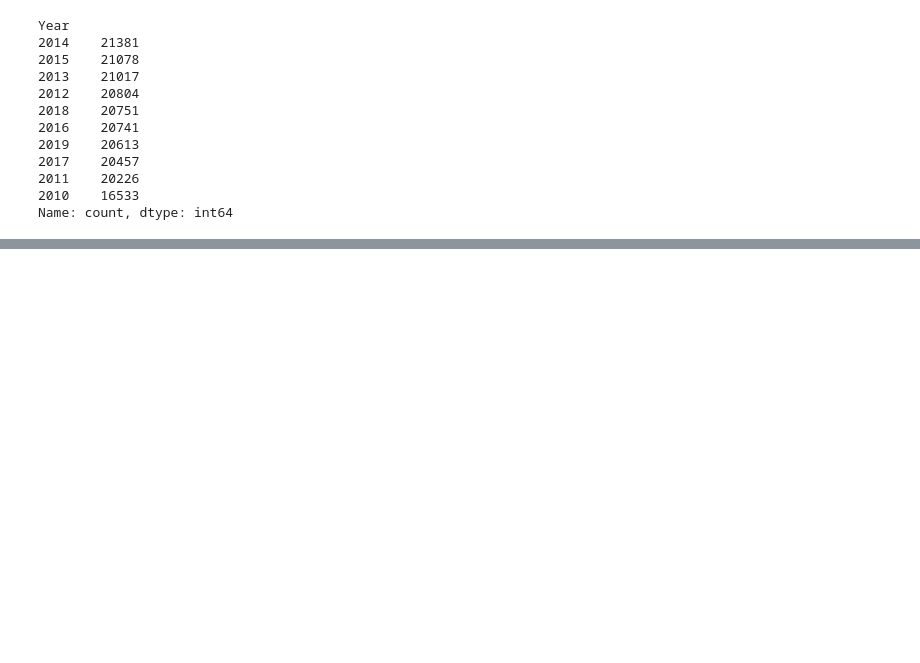
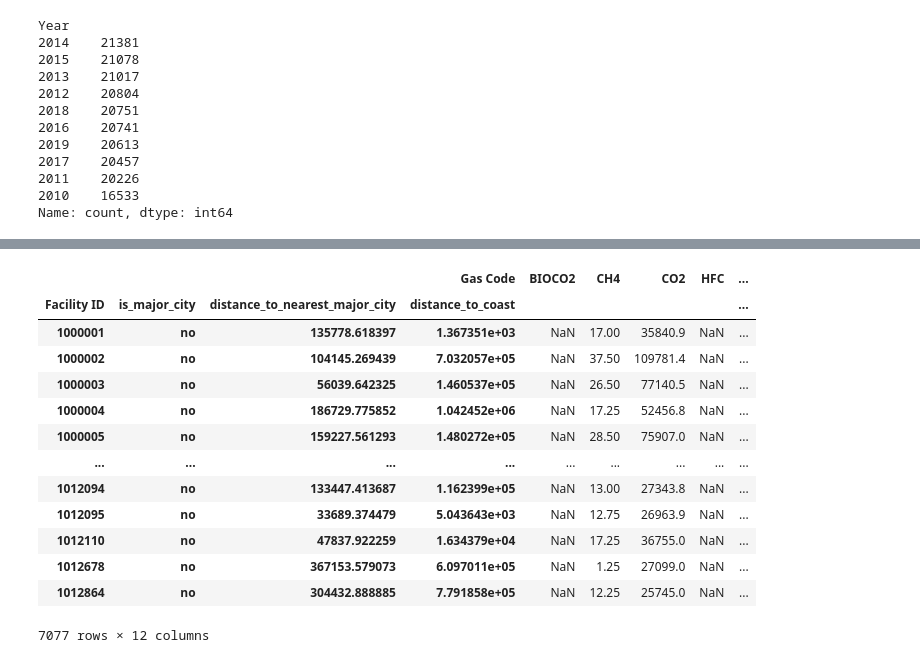
Before and after one commit to EnviroTechSean/TeamPunchParty, a Jupyter notebook: modeling1.ipynb, the cells around one changed output, grey strips where cells are left out. Saved outputs shown, nothing was run; the diff lists cells and outputs as text; code cells hidden in the pictures; blank space fills up the shorter version.

```diff
--- a/modeling1.ipynb
+++ b/modeling1.ipynb
@@ -217,0 +496,24 @@ pivot_df = gas_types_texas.pivot_table(
+# %%
+pivot_df2 = combined_gdf.pivot_table(
+    index=['Facility ID', 'is_major_city', 'distance_to_nearest_major_city', 'distance_to_coast'], # Rows (index) will include these three columns
+    columns='Gas Code',  # Columns will be the unique values from 'Gas Code'
+    values='CO2 Emission',  # Values in the cells will be 'CO2 Emission'
+    aggfunc='sum'        # Aggregate function to combine 'CO2 Emission', sum in this case
+)
+# %%
+pivot_df2
+# %% [output]
+|  |  |  | Gas Code | BIOCO2 | CH4 | CO2 | HFC | ... |
+| Facility ID | is_major_city | distance_to_nearest_major_city | distance_to_coast |  |  |  |  | ... |
+| 1000001 | no | 135778.618397 | 1.367351e+03 | NaN | 17.00 | 35840.9 | NaN | ... |
+| 1000002 | no | 104145.269439 | 7.032057e+05 | NaN | 37.50 | 109781.4 | NaN | ... |
+| 1000003 | no | 56039.642325 | 1.460537e+05 | NaN | 26.50 | 77140.5 | NaN | ... |
+| 1000004 | no | 186729.775852 | 1.042452e+06 | NaN | 17.25 | 52456.8 | NaN | ... |
+| 1000005 | no | 159227.561293 | 1.480272e+05 | NaN | 28.50 | 75907.0 | NaN | ... |
+| ... | ... | ... | ... | ... | ... | ... | ... | ... |
+| 1012094 | no | 133447.413687 | 1.162399e+05 | NaN | 13.00 | 27343.8 | NaN | ... |
+| 1012095 | no | 33689.374479 | 5.043643e+03 | NaN | 12.75 | 26963.9 | NaN | ... |
+| 1012110 | no | 47837.922259 | 1.634379e+04 | NaN | 17.25 | 36755.0 | NaN | ... |
+| 1012678 | no | 367153.579073 | 6.097011e+05 | NaN | 1.25 | 27099.0 | NaN | ... |
+| 1012864 | no | 304432.888885 | 7.791858e+05 | NaN | 12.25 | 25745.0 | NaN | ... |
+7077 rows × 12 columns
```
Also changed, not shown: parts of 46 cells of this notebook, 11 other files.
